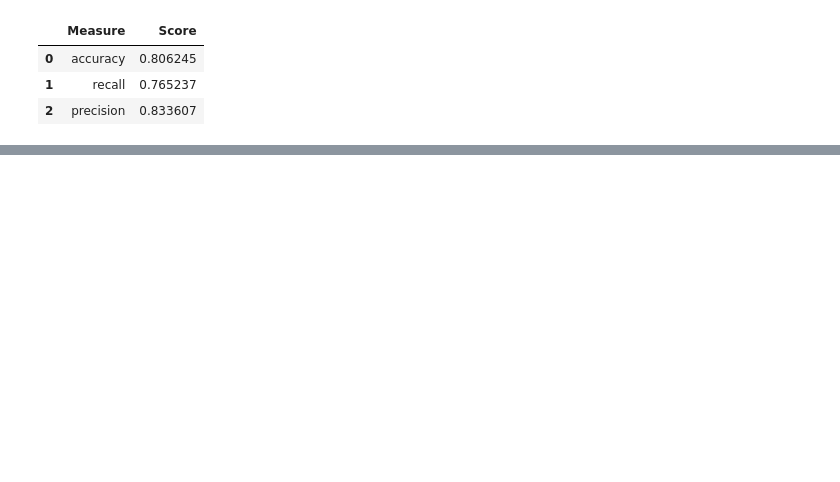
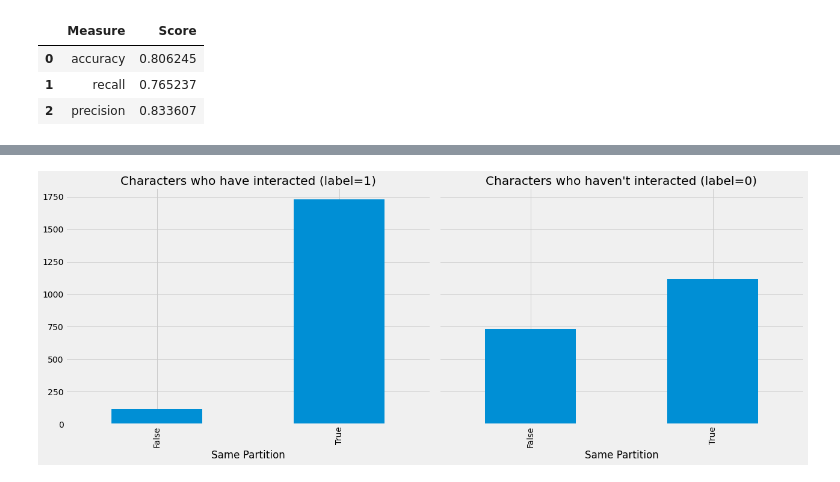
Before and after one commit to piromagnus/network_got, a Jupyter notebook: Lpred.ipynb, the cells around one changed output, grey strips where cells are left out. Cells and saved outputs as stored; diff of their text form; code cells hidden in the pictures; blank space fills up the shorter version.

```diff
--- a/Lpred.ipynb
+++ b/Lpred.ipynb
@@ -312,0 +586,45 @@ ModuleNotFoundError: No module named 'spark_tree_plotting'
+# %%
+def apply_community_features(data, partition_prop, louvain_prop):
+    query = """
+    UNWIND $pairs AS pair
+    MATCH (p1) WHERE id(p1) = pair.node1
+    MATCH (p2) WHERE id(p2) = pair.node2
+    RETURN pair.node1 AS node1,
+            pair.node2 AS node2,
+            CASE WHEN p1[$partitionProp] = p2[$partitionProp] THEN
+            1 ELSE 0 END AS samePartition,
+            CASE WHEN p1[$louvainProp] = p2[$louvainProp] THEN
+            1 ELSE 0 END AS sameLouvain
+    """
+    params = {
+        "pairs": [{"node1": row["node1"], "node2": row["node2"]} for
+                            row in data.collect()],
+        "partitionProp": partition_prop,
+        "louvainProp": louvain_prop
+    }
+    features = spark.createDataFrame(graph.run(query, params).to_data_frame())
+    return data.join(features, ["node1", "node2"])
+training_data = apply_community_features(training_data, "partitionTrain", "louvainTrain")
+test_data = apply_community_features(test_data, "partitionTest", "louvainTest")
+# %%
+plt.style.use('fivethirtyeight')
+fig, axs = plt.subplots(1, 2, figsize=(18, 7), sharey=True)
+charts = [(1, "have interacted"), (0, "haven't interacted")]
+for index, chart in enumerate(charts):
+    label, title = chart
+    filtered = training_data.filter(training_data["label"] == label)
+    values = (filtered.withColumn('samePartition',
+            F.when(F.col("samePartition") == 0, "False")
+            .otherwise("True"))
+            .groupby("samePartition")
+            .agg(F.count("label").alias("count"))
+            .select("samePartition", "count")
+            .toPandas())
+    values.set_index("samePartition", drop=True, inplace=True)
+    values.plot(kind="bar", ax=axs[index], legend=None,
+                title=f"Characters who {title} (label={label})")
+    axs[index].xaxis.set_label_text("Same Partition")
+plt.tight_layout()
+plt.show()
+# %% [output]
+[figure, added]
```
Also changed, not shown: parts of 45 cells of this notebook, 6 other files.
